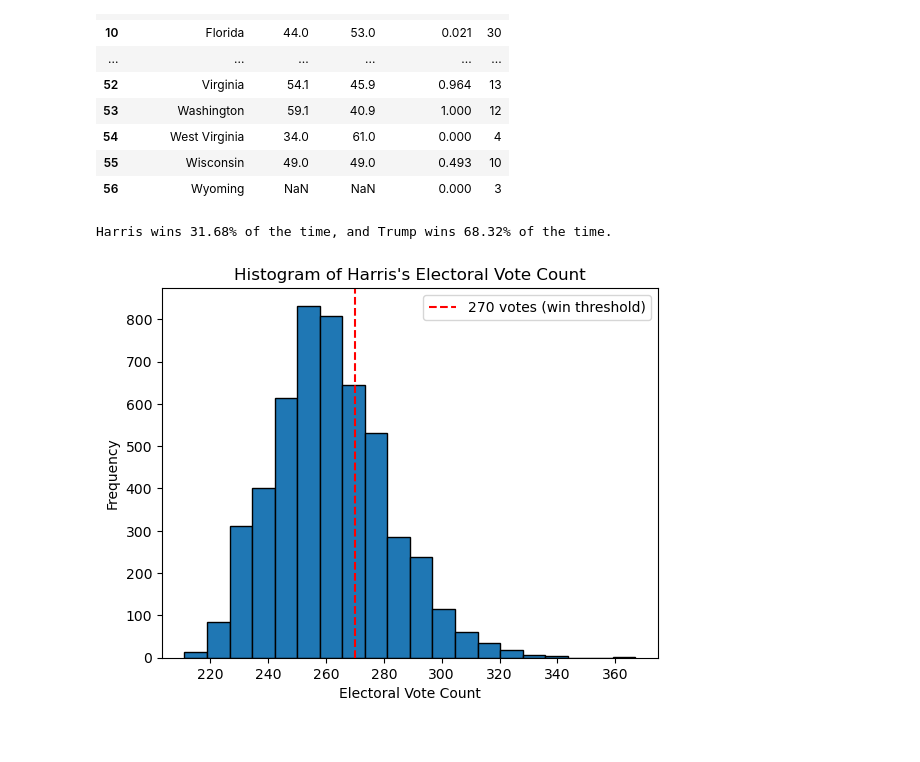
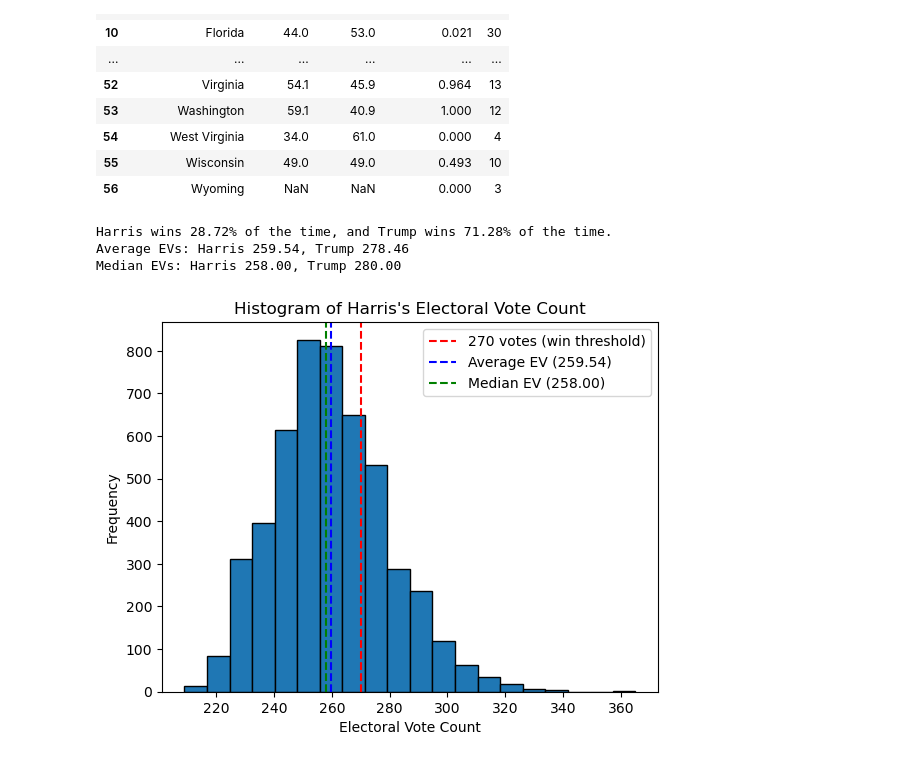
Before and after one commit to marywu-12/US_Elections_2024, a Jupyter notebook: jim_albert_simulation.ipynb, the cells around one changed output. Saved outputs shown, nothing was run; the diff lists cells and outputs as text; code cells hidden in the pictures.

```diff
--- a/jim_albert_simulation.ipynb
+++ b/jim_albert_simulation.ipynb
@@ -34,9 +34,9 @@ electoral_vote_counts = {
     'Colorado': 10, 'Connecticut': 7, 'Delaware': 3, 'District of Columbia': 3,
     'Florida': 30, 'Georgia': 16, 'Hawaii': 4, 'Idaho': 4, 'Illinois': 19,
     'Indiana': 11, 'Iowa': 6, 'Kansas': 6, 'Kentucky': 8, 'Louisiana': 8,
-    'Maine': 4, 'Maine CD-1': 1, 'Maine CD-2': 1, 'Maryland': 10, 'Massachusetts': 11,
+    'Maine': 2, 'Maine CD-1': 1, 'Maine CD-2': 1, 'Maryland': 10, 'Massachusetts': 11,
     'Michigan': 15, 'Minnesota': 10, 'Mississippi': 6, 'Missouri': 10,
-    'Montana': 4, 'Nebraska': 5, 'Nebraska CD-1': 1, 'Nebraska CD-2': 1, 'Nebraska CD-3': 1,
+    'Montana': 4, 'Nebraska': 2, 'Nebraska CD-1': 1, 'Nebraska CD-2': 1, 'Nebraska CD-3': 1,
     'Nevada': 6, 'New Hampshire': 4, 'New Jersey': 14, 'New Mexico': 5, 'New York': 28,
     'North Carolina': 16, 'North Dakota': 3, 'Ohio': 17, 'Oklahoma': 7, 'Oregon': 8,
     'Pennsylvania': 19, 'Rhode Island': 4, 'South Carolina': 9, 'South Dakota': 3,
@@ -130,32 +130,42 @@ display(summary_table)
 np.random.seed(42)
 
 # Simulate the election
 n_simulations = 5000
 harris_electoral_counts = np.zeros(n_simulations)
 
 for i in range(n_simulations):
     harris_total = 0
     for state, prob_harris_wins in win_probabilities.items():
         # Simulate a biased coin flip
         if np.random.rand() < prob_harris_wins:
             harris_total += electoral_vote_counts.get(state, 0)
     harris_electoral_counts[i] = harris_total
 
 harris_wins_count = np.sum(harris_electoral_counts >= 270)
 trump_wins_count = n_simulations - harris_wins_count
 harris_win_percentage = (harris_wins_count / n_simulations) * 100
 trump_win_percentage = (trump_wins_count / n_simulations) * 100
 
+# Predict number of EVs
+average_ev = np.mean(harris_electoral_counts)
+median_ev = np.median(harris_electoral_counts)
+
 print(f"Harris wins {harris_win_percentage:.2f}% of the time, and Trump wins {trump_win_percentage:.2f}% of the time.")
+print(f"Average EVs: Harris {average_ev:.2f}, Trump {538 - average_ev:.2f}")
+print(f"Median EVs: Harris {median_ev:.2f}, Trump {538 - median_ev:.2f}")
 
 # Plotting
 plt.hist(harris_electoral_counts, bins=20, edgecolor='black')
 plt.title("Histogram of Harris's Electoral Vote Count")
 plt.xlabel("Electoral Vote Count")
 plt.ylabel("Frequency")
 plt.axvline(x=270, color='red', linestyle='--', label='270 votes (win threshold)')
+plt.axvline(x=average_ev, color='blue', linestyle='--', label=f'Average EV ({average_ev:.2f})')
+plt.axvline(x=median_ev, color='green', linestyle='--', label=f'Median EV ({median_ev:.2f})')
 plt.legend()
 plt.show()
 # %% [output]
-Harris wins 31.68% of the time, and Trump wins 68.32% of the time.
+Harris wins 28.72% of the time, and Trump wins 71.28% of the time.
+Average EVs: Harris 259.54, Trump 278.46
+Median EVs: Harris 258.00, Trump 280.00
-[figure, old version]
+[figure, new version]
```
